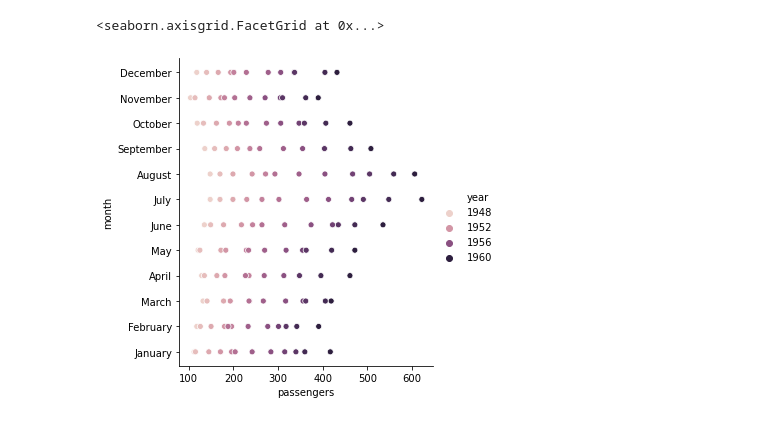
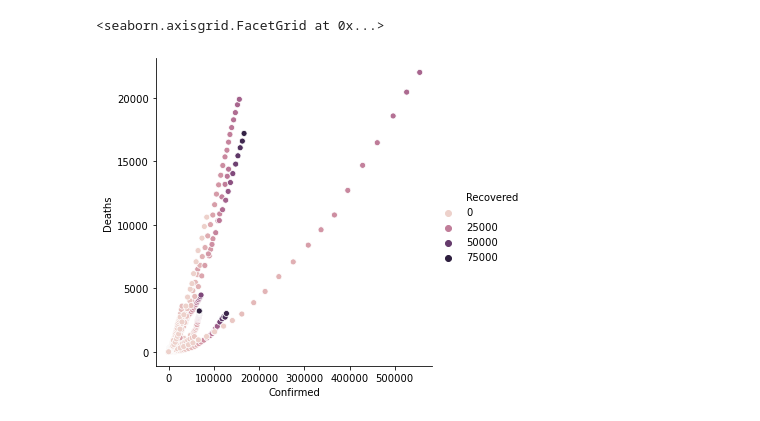
Before and after one commit to Firoz02041998/Data_Visualization, a Jupyter notebook: Untitled.ipynb, the cells around one changed output. Drawn from its saved outputs; the diff is of its cells as text; code cells hidden in the pictures.

```diff
--- a/Untitled.ipynb
+++ b/Untitled.ipynb
@@ -10,0 +6,3 @@ data = sns.load_dataset("flights")
+# %%
+d = pd.read_csv("time-series-19-covid-combined.csv")
+d.tail()
@@ -10,0 +46,2 @@ data = sns.load_dataset("flights")
+# %%
+d2 = d.fillna(0)
@@ -11,5 +81,5 @@ data = sns.load_dataset("flights")
 # %%
-sns.relplot(x="passengers",y="month",hue="year",data=data)
+sns.relplot(x='Confirmed',y='Deaths',hue='Recovered',data=d2)
 # %% [output]
 <seaborn.axisgrid.FacetGrid at 0x...>
-[figure, old version]
+[figure, new version]
```
Also changed, not shown: parts of 18 cells of this notebook, 1 other file.
